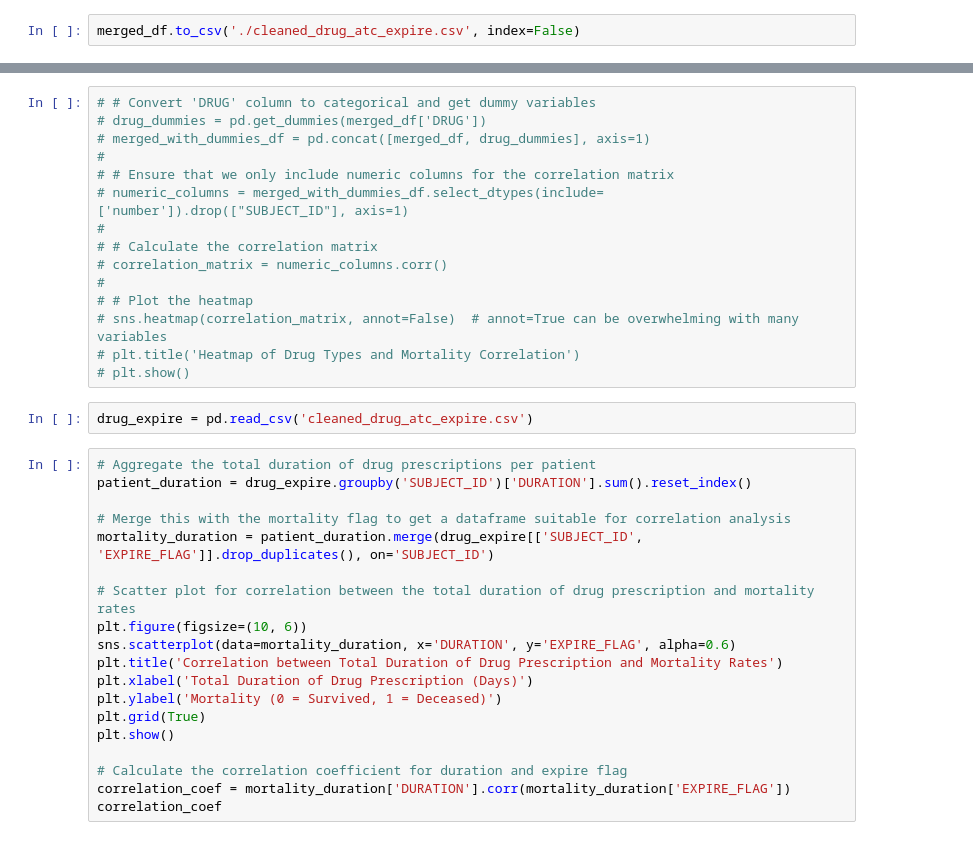
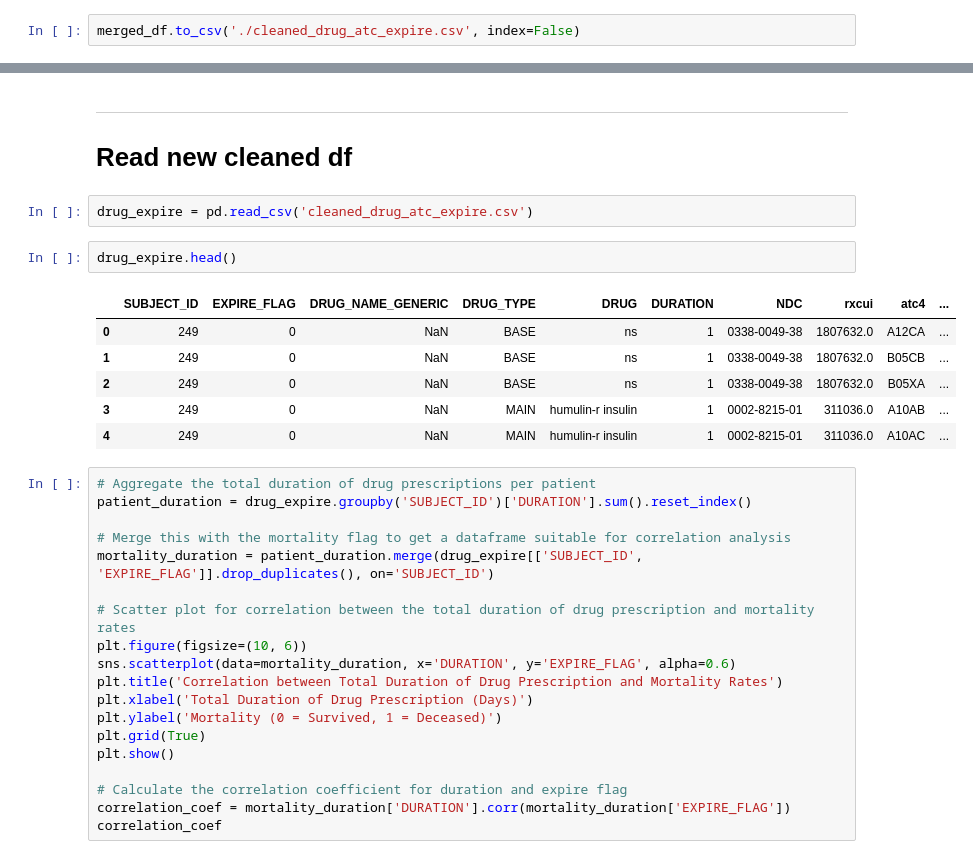
Before and after one commit to Math2130/MIMIC-III-Mortality-Analysis, a Jupyter notebook: VisualizationMedication.ipynb, the cells around one changed output, grey strips where cells are left out. Drawn from its saved outputs; the diff is of its cells as text.

```diff
--- a/VisualizationMedication.ipynb
+++ b/VisualizationMedication.ipynb
@@ -254,20 +231,19 @@ merged_df.to_csv('./cleaned_drug_atc_expire.csv', index=False)
-# %%
-# # Convert 'DRUG' column to categorical and get dummy variables
-# drug_dummies = pd.get_dummies(merged_df['DRUG'])
-# merged_with_dummies_df = pd.concat([merged_df, drug_dummies], axis=1)
-#
-# # Ensure that we only include numeric columns for the correlation matrix
-# numeric_columns = merged_with_dummies_df.select_dtypes(include=['number']).drop(["SUBJECT_ID"], axis=1)
-#
-# # Calculate the correlation matrix
-# correlation_matrix = numeric_columns.corr()
-#
-# # Plot the heatmap
-# sns.heatmap(correlation_matrix, annot=False)  # annot=True can be overwhelming with many variables
-# plt.title('Heatmap of Drug Types and Mortality Correlation')
-# plt.show()
+# %% [markdown]
+
+---
+
+# Read new cleaned df
 # %%
 drug_expire = pd.read_csv('cleaned_drug_atc_expire.csv')
+# %%
+drug_expire.head()
+# %% [output]
+|  | SUBJECT_ID | EXPIRE_FLAG | DRUG_NAME_GENERIC | DRUG_TYPE | DRUG | DURATION | NDC | rxcui | atc4 | ... |
+| 0 | 249 | 0 | NaN | BASE | ns | 1 | 0338-0049-38 | 1807632.0 | A12CA | ... |
+| 1 | 249 | 0 | NaN | BASE | ns | 1 | 0338-0049-38 | 1807632.0 | B05CB | ... |
+| 2 | 249 | 0 | NaN | BASE | ns | 1 | 0338-0049-38 | 1807632.0 | B05XA | ... |
+| 3 | 249 | 0 | NaN | MAIN | humulin-r insulin | 1 | 0002-8215-01 | 311036.0 | A10AB | ... |
+| 4 | 249 | 0 | NaN | MAIN | humulin-r insulin | 1 | 0002-8215-01 | 311036.0 | A10AC | ... |
 # %%
 # Aggregate the total duration of drug prescriptions per patient
 patient_duration = drug_expire.groupby('SUBJECT_ID')['DURATION'].sum().reset_index()
```
Also changed, not shown: parts of 17 cells of this notebook.
